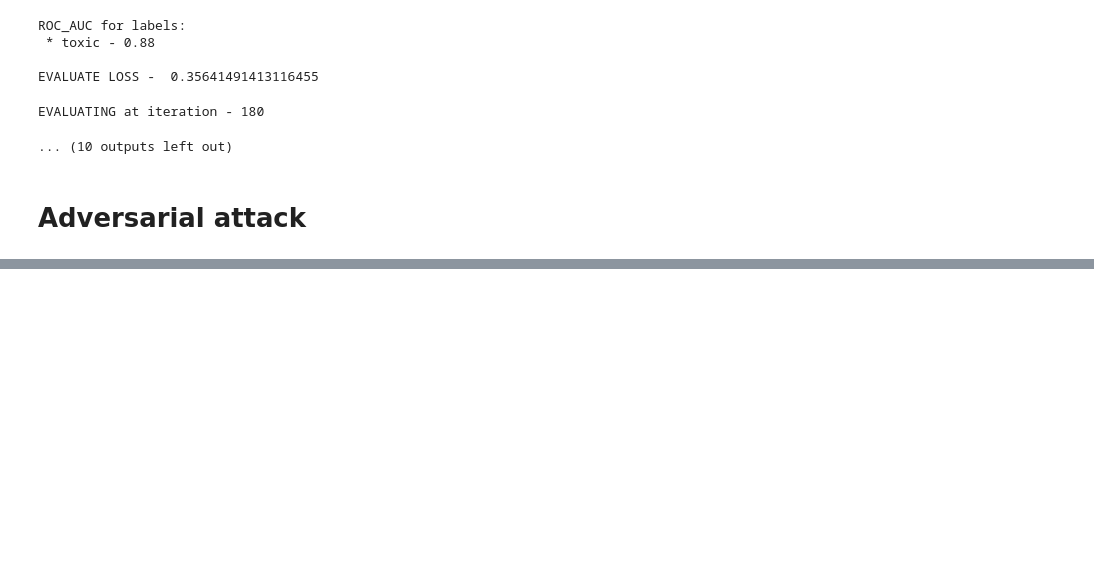
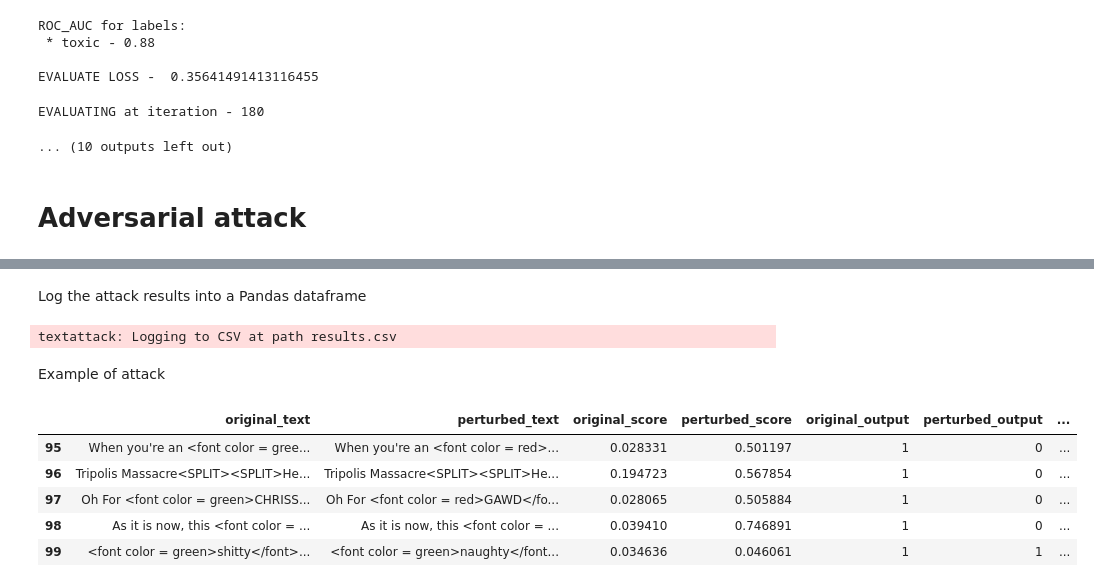
Before and after one commit to naryst/toxic_comments_classification, a Jupyter notebook: Model_Text_Classification.ipynb, the cells around one changed output, grey strips where cells are left out. Saved outputs shown, nothing was run; the diff lists cells and outputs as text; code cells hidden in the pictures; blank space fills up the shorter version.

Commit message:
Success attack

```diff
--- a/Model_Text_Classification.ipynb
+++ b/Model_Text_Classification.ipynb
@@ -359,0 +422,11 @@ EVALUATING at iteration - 180
+# %%
+def generate_attacks(model_wrapper, dataset_to_attack, num_examples=-1, parallel=False):
+
+    attack = TextFoolerJin2019.build(model_wrapper)
+
+    attack_args = textattack.AttackArgs(
+        num_examples=num_examples, parallel=parallel, num_workers_per_device=5
+    )  ## num_examples = -1 means the entire dataset
+    attacker = Attacker(attack, dataset_to_attack, attack_args)
+    attack_results = attacker.attack_dataset()
+    return attack_results
@@ -359,0 +435,2 @@ EVALUATING at iteration - 180
+# %%
+train_attack_results = generate_attacks(model_wrapper, train_dataset_to_attack, num_examples=-1)
@@ -359,0 +551,30 @@ EVALUATING at iteration - 180
+# %% [markdown]
+Log the attack results into a Pandas dataframe
+# %%
+def log_attack_results(attack_results):
+    exception_ids = []
+    logger = CSVLogger(color_method="html")
+
+    for i in range(len(attack_results)):
+        try:
+            result = attack_results[i]
+            logger.log_attack_result(result)
+        except:
+            exception_ids.append(i)
+    logger.flush()
+    return pd.read_csv("results.csv"), exception_ids
+# %%
+df_attacks_train, train_exception_ids = log_attack_results(train_attack_results)
+# %% [output]
+textattack: Logging to CSV at path results.csv
+# %% [markdown]
+Example of attack
+# %%
+df_attacks_train.tail()
+# %% [output]
+|  | original_text | perturbed_text | original_score | perturbed_score | original_output | perturbed_output | ... |
+| 95 | When you're an <font color = gree... | When you're an <font color = red>... | 0.028331 | 0.501197 | 1 | 0 | ... |
+| 96 | Tripolis Massacre<SPLIT><SPLIT>He... | Tripolis Massacre<SPLIT><SPLIT>He... | 0.194723 | 0.567854 | 1 | 0 | ... |
+| 97 | Oh For <font color = green>CHRISS... | Oh For <font color = red>GAWD</fo... | 0.028065 | 0.505884 | 1 | 0 | ... |
+| 98 | As it is now, this <font color = ... | As it is now, this <font color = ... | 0.039410 | 0.746891 | 1 | 0 | ... |
+| 99 | <font color = green>shitty</font>... | <font color = green>naughty</font... | 0.034636 | 0.046061 | 1 | 1 | ... |
```
Also changed, not shown: parts of 21 cells of this notebook.
